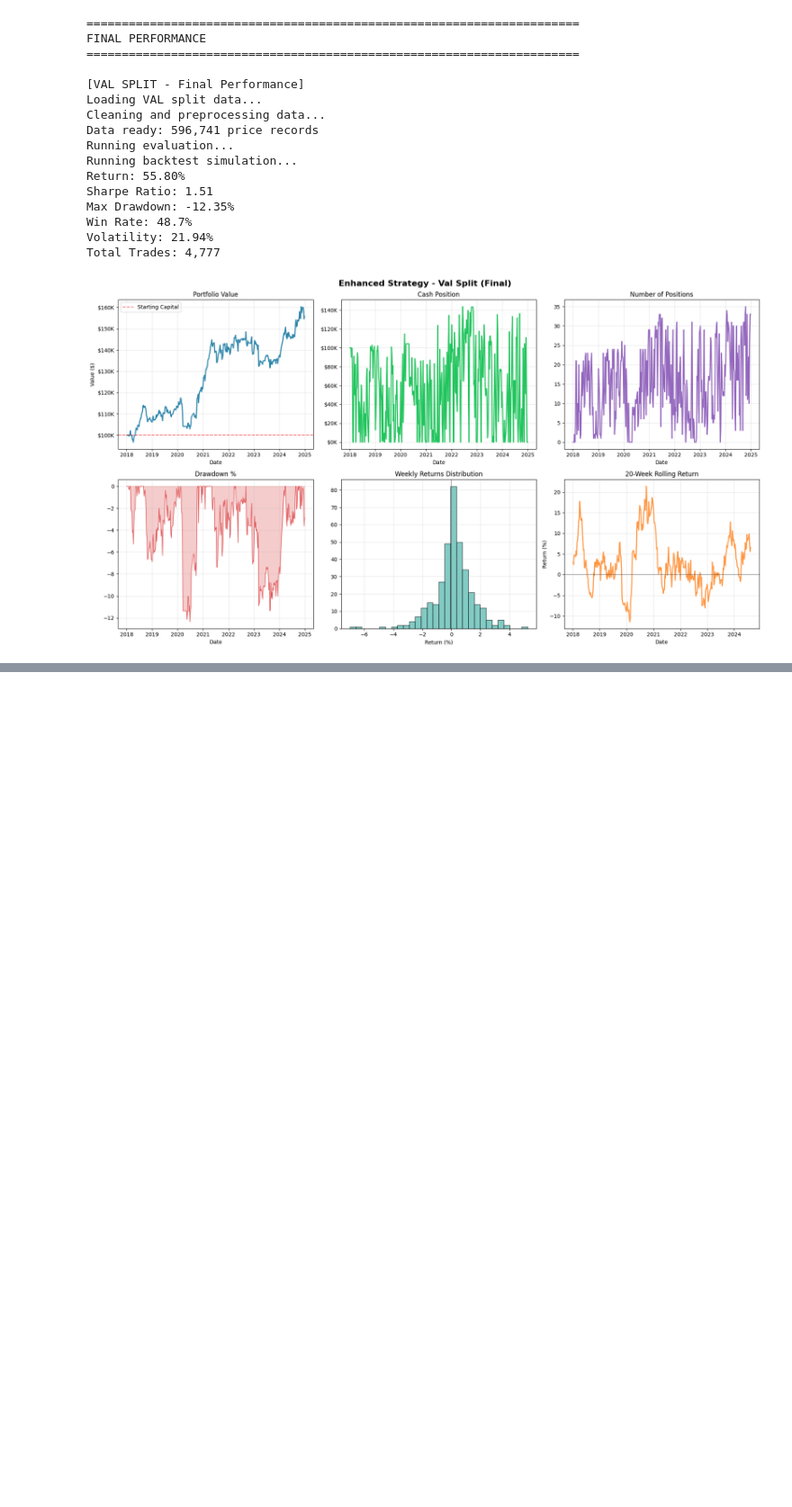
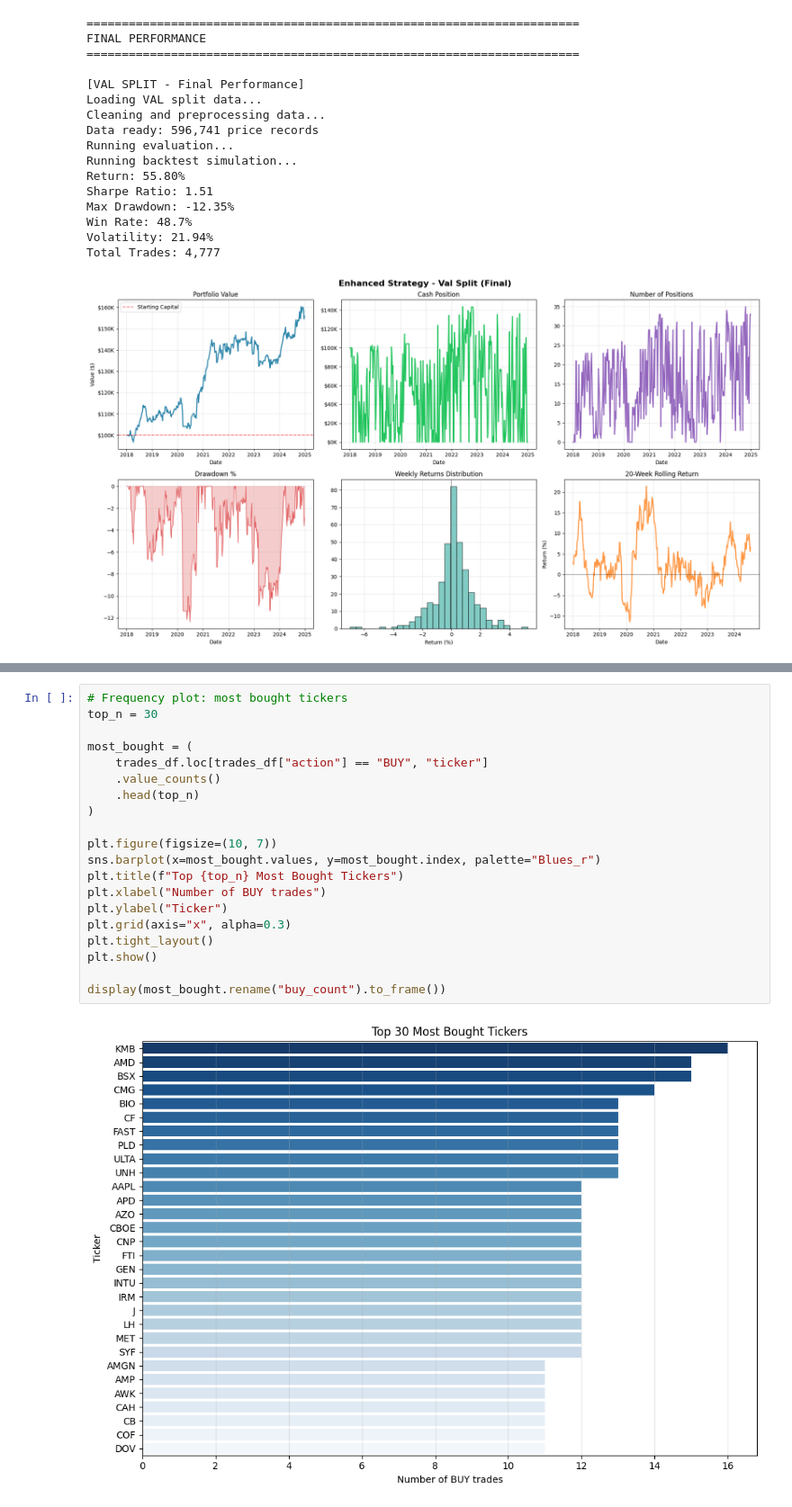
Before and after one commit to oneMaximus/Algorithmic-Trading-Strategy-Development-Optimisation, a Jupyter notebook: trading_assignment - RSI-MACD.ipynb, the cells around one changed output, grey strips where cells are left out. Shown at 90% size. Cells and saved outputs as stored; diff of their text form; blank space fills up the shorter version.

```diff
--- a/trading_assignment - RSI-MACD.ipynb
+++ b/trading_assignment - RSI-MACD.ipynb
@@ -1896,0 +2021,22 @@ Total Trades: 4,777
+# %%
+# Frequency plot: most bought tickers
+top_n = 30
+
+most_bought = (
+    trades_df.loc[trades_df["action"] == "BUY", "ticker"]
+    .value_counts()
+    .head(top_n)
+)
+
+plt.figure(figsize=(10, 7))
+sns.barplot(x=most_bought.values, y=most_bought.index, palette="Blues_r")
+plt.title(f"Top {top_n} Most Bought Tickers")
+plt.xlabel("Number of BUY trades")
+plt.ylabel("Ticker")
+plt.grid(axis="x", alpha=0.3)
+plt.tight_layout()
+plt.show()
+
+display(most_bought.rename("buy_count").to_frame())
+# %% [output]
+[figure, added]
```
Also changed, not shown: parts of 4 cells of this notebook, 1 other file.
